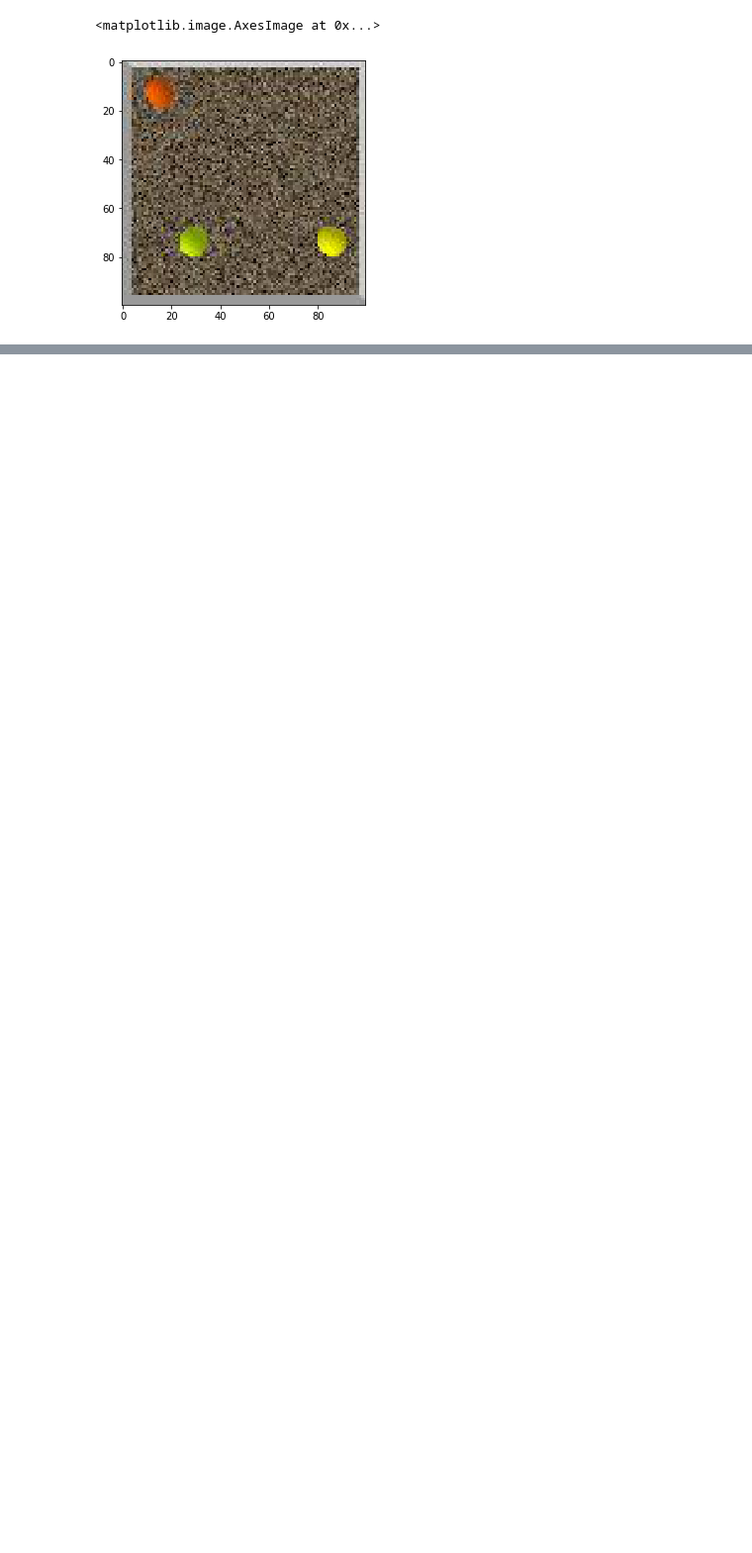
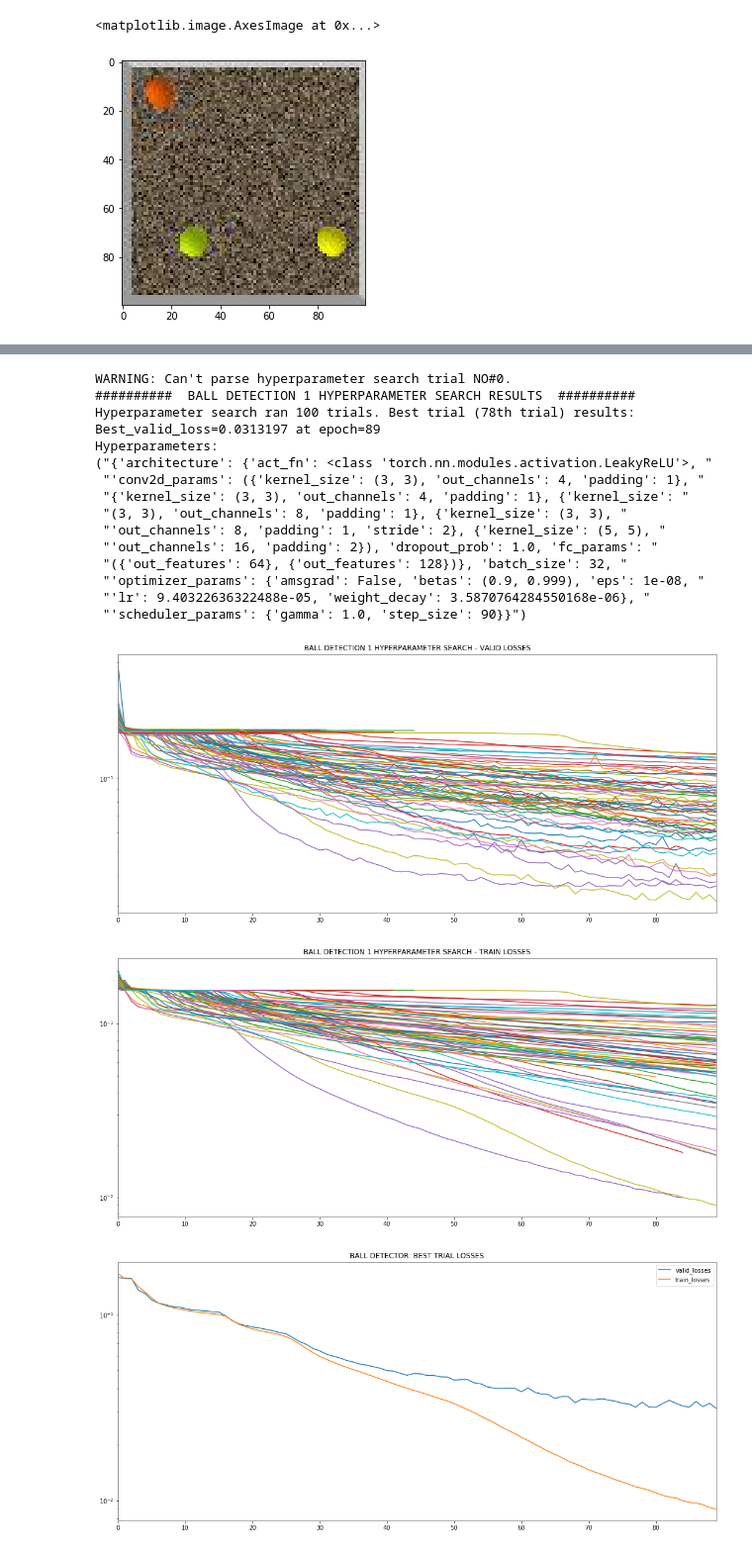
Before and after one commit to PaulEmmanuelSotir/BallDetectionAndForecasting, a Jupyter notebook: notebooks/ball_detection_hp_search_results.ipynb, the cells around one changed output, grey strips where cells are left out. Shown at 99% size. Saved outputs shown, nothing was run; the diff lists cells and outputs as text; code cells hidden in the pictures; blank space fills up the shorter version.

```diff
--- a/notebooks/ball_detection_hp_search_results.ipynb
+++ b/notebooks/ball_detection_hp_search_results.ipynb
@@ -83,0 +130,21 @@ df.describe()
+# %%
+summarize_hp_search(r'../hp_search_logs/hp_detect1.log', 'Ball detection 1')
+# %% [output]
+WARNING: Can't parse hyperparameter search trial NO#0.
+##########  BALL DETECTION 1 HYPERPARAMETER SEARCH RESULTS  ##########
+Hyperparameter search ran 100 trials. Best trial (78th trial) results:
+Best_valid_loss=0.0313197 at epoch=89
+Hyperparameters:
+("{'architecture': {'act_fn': <class 'torch.nn.modules.activation.LeakyReLU'>, "
+ "'conv2d_params': ({'kernel_size': (3, 3), 'out_channels': 4, 'padding': 1}, "
+ "{'kernel_size': (3, 3), 'out_channels': 4, 'padding': 1}, {'kernel_size': "
+ "(3, 3), 'out_channels': 8, 'padding': 1}, {'kernel_size': (3, 3), "
+ "'out_channels': 8, 'padding': 1, 'stride': 2}, {'kernel_size': (5, 5), "
+ "'out_channels': 16, 'padding': 2}), 'dropout_prob': 1.0, 'fc_params': "
+ "({'out_features': 64}, {'out_features': 128})}, 'batch_size': 32, "
+ "'optimizer_params': {'amsgrad': False, 'betas': (0.9, 0.999), 'eps': 1e-08, "
+ "'lr': 9.40322636322488e-05, 'weight_decay': 3.5870764284550168e-06}, "
+ "'scheduler_params': {'gamma': 1.0, 'step_size': 90}}")
+[figure, added]
+[figure, added]
+[figure, added]
```
Also changed, not shown: parts of 14 cells of this notebook, 1 other file.
